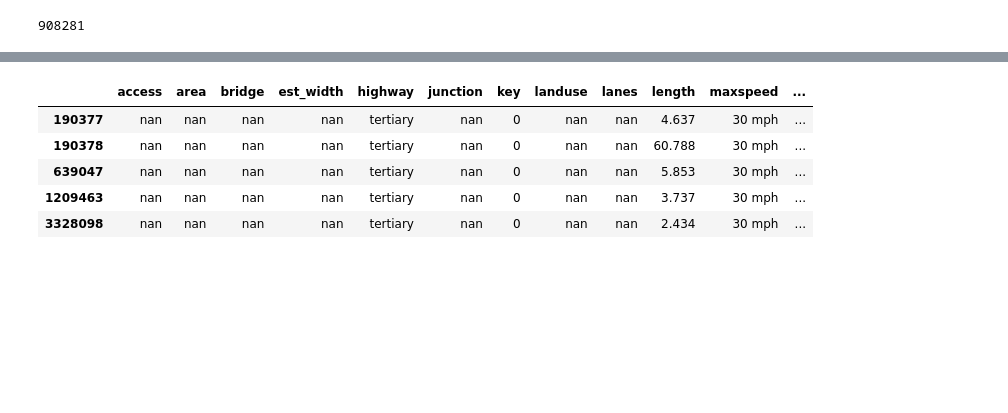
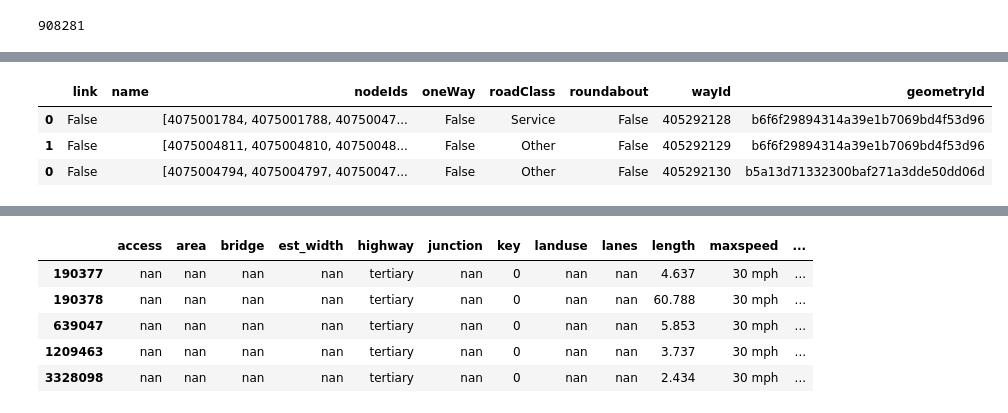
Before and after one commit to BayAreaMetro/travel-model-two-networks, a Jupyter notebook: notebooks/pipeline/step3_join_shst_extraction_with_osm.ipynb, the cells around one changed output, grey strips where cells are left out. Cells and saved outputs as stored; diff of their text form; code cells hidden in the pictures; blank space fills up the shorter version.

```diff
--- a/notebooks/pipeline/step3_join_shst_extraction_with_osm.ipynb
+++ b/notebooks/pipeline/step3_join_shst_extraction_with_osm.ipynb
@@ -179,4 +229,12 @@ osm_link_df
 974897 rows × 8 columns
+# %%
+osm_link_df[osm_link_df.geometryId.isin(["b5a13d71332300baf271a3dde50dd06d",
+                                   "b6f6f29894314a39e1b7069bd4f53d96"])]
+# %% [output]
+|  | link | name | nodeIds | oneWay | roadClass | roundabout | wayId | geometryId |
+| 0 | False |  | [4075001784, 4075001788, 40750047... | False | Service | False | 405292128 | b6f6f29894314a39e1b7069bd4f53d96 |
+| 1 | False |  | [4075004811, 4075004810, 40750048... | False | Other | False | 405292129 | b6f6f29894314a39e1b7069bd4f53d96 |
+| 0 | False |  | [4075004794, 4075004797, 40750047... | False | Other | False | 405292130 | b5a13d71332300baf271a3dde50dd06d |
 # %%
 osm_link_gdf = osm_link_with_shst_info(osm_link_df,
                                       shst_link_non_dup_gdf)
```
Also changed, not shown: parts of 19 cells of this notebook, 3 other files.
